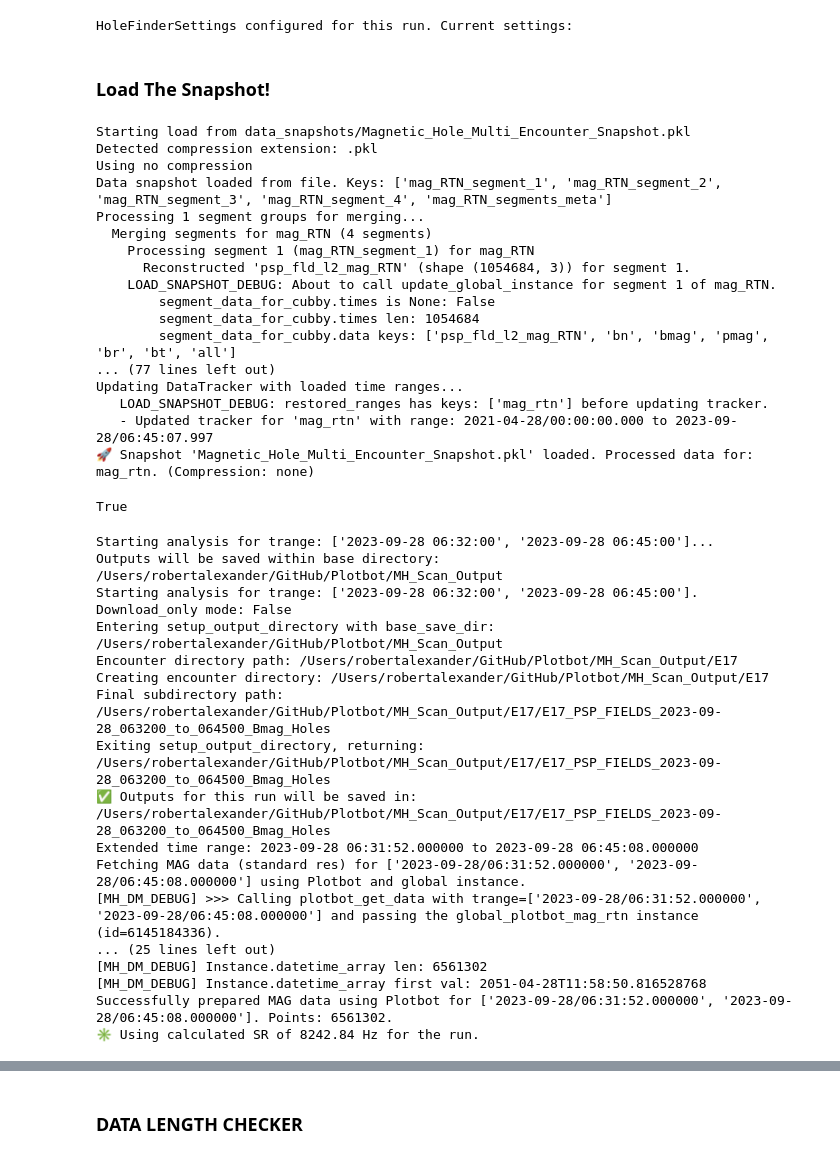
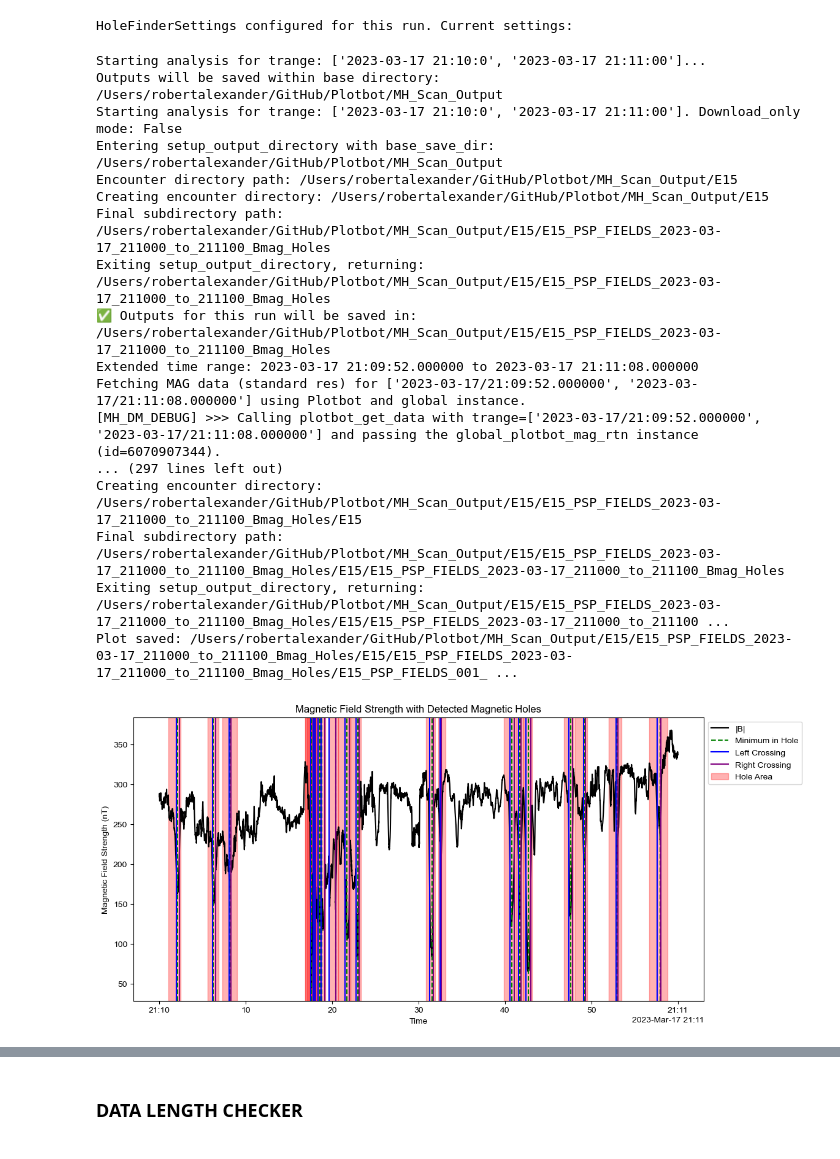
Before and after one commit to Sonified/Plotbot, a Jupyter notebook: Magnetic_Hole_Finder.ipynb, the cells around one changed output, grey strips where cells are left out. Saved outputs shown, nothing was run; the diff lists cells and outputs as text; code cells hidden in the pictures.

```diff
--- a/Magnetic_Hole_Finder.ipynb
+++ b/Magnetic_Hole_Finder.ipynb
@@ -132,78 +252,63 @@ print("HoleFinderSettings configured for this run. Current settings:")
 # print(json.dumps(mh_run_settings.__dict__, indent=4))
 # %% [output]
 HoleFinderSettings configured for this run. Current settings:
-# %% [markdown]
-### Load The Snapshot!
-# %%
-load_data_snapshot('Magnetic_Hole_Multi_Encounter_Snapshot.pkl')
-# %% [output]
-Starting load from data_snapshots/Magnetic_Hole_Multi_Encounter_Snapshot.pkl
-Detected compression extension: .pkl
-Using no compression
-Data snapshot loaded from file. Keys: ['mag_RTN_segment_1', 'mag_RTN_segment_2', 'mag_RTN_segment_3', 'mag_RTN_segment_4', 'mag_RTN_segments_meta']
-Processing 1 segment groups for merging...
-  Merging segments for mag_RTN (4 segments)
-    Processing segment 1 (mag_RTN_segment_1) for mag_RTN
-      Reconstructed 'psp_fld_l2_mag_RTN' (shape (1054684, 3)) for segment 1.
-    LOAD_SNAPSHOT_DEBUG: About to call update_global_instance for segment 1 of mag_RTN.
-        segment_data_for_cubby.times is None: False
-        segment_data_for_cubby.times len: 1054684
-        segment_data_for_cubby.data keys: ['psp_fld_l2_mag_RTN', 'bn', 'bmag', 'pmag', 'br', 'bt', 'all']
-... (77 lines left out)
-Updating DataTracker with loaded time ranges...
-   LOAD_SNAPSHOT_DEBUG: restored_ranges has keys: ['mag_rtn'] before updating tracker.
-   - Updated tracker for 'mag_rtn' with range: 2021-04-28/00:00:00.000 to 2023-09-28/06:45:07.997
-🚀 Snapshot 'Magnetic_Hole_Multi_Encounter_Snapshot.pkl' loaded. Processed data for: mag_rtn. (Compression: none)
-True
 # %%
 trange_E9 = ['2021-08-10 00:00:00', '2021-08-10 02:00:00']
 trange_E10 = ['2021-11-22 00:30:00', '2021-11-22 03:30:00']
 trange_E11 = ['2022-02-25 12:00:00', '2022-02-25 13:00:00']
 trange_E15_1 = ['2023-03-16 02:15:00', '2023-03-16 02:30:00']
 trange_E15_2 = ['2023-03-17 20:30:00', '2023-03-17 21:45:00']
+trange_E15_2_tight = ['2023-03-17 21:05:00', '2023-03-17 21:15:00']
 trange_E17 = ['2023-09-28 06:32:00', '2023-09-28 06:45:00']
+trange_E17_w = ['2023-09-28 06:00:00', '2023-09-28 07:30:00']
 
-TIME_RANGE_TO_ANALYZE = trange_E17
+
+
+trange_E15_2_tighter = ['2023-03-17 21:10:0', '2023-03-17 21:11:00']
+TIME_RANGE_TO_ANALYZE = trange_E15_2_tighter
 # Or any other trange you want to test
+
+
 
 print(f"Starting analysis for trange: {TIME_RANGE_TO_ANALYZE}...")
 print(f"Outputs will be saved within base directory: {BASE_SAVE_DIRECTORY}")
 
 # The main call to the refactored orchestrator function
 # It now handles sub_save_dir creation, detection, and all standard outputs internally.
 analysis_results = detect_magnetic_holes_and_generate_outputs(
     TIME_RANGE_TO_ANALYZE,
     BASE_SAVE_DIRECTORY, # Pass the top-level save directory
     mh_run_settings      # Pass the configured settings object
 )
 
 # The function returns the primary scientific results for optional inspection
 if analysis_results:
     magnetic_holes, hole_minima, hole_maxima_pairs, times_clipped, bmag, magnetic_hole_details, returned_hole_counter = analysis_results
     print(f"\n✅ Analysis complete. {returned_hole_counter.get('confirmed', 0)} holes confirmed.")
     # You can still do a quick print of the counter here
     print("\n--- Magnetic Hole Detection Summary (from returned counter) ---")
     for key, value in returned_hole_counter.items():
         print(f"{key}: {value}")
     print("---------------------------------------------------------------")
     print(f"All outputs (plots, markers, settings JSON) saved in the run-specific subdirectory.")
 else:
     print("Analysis aborted or returned no results (check logs for errors).")
 # %% [output]
-Starting analysis for trange: ['2023-09-28 06:32:00', '2023-09-28 06:45:00']...
+Starting analysis for trange: ['2023-03-17 21:10:0', '2023-03-17 21:11:00']...
 Outputs will be saved within base directory: /Users/robertalexander/GitHub/Plotbot/MH_Scan_Output
-Starting analysis for trange: ['2023-09-28 06:32:00', '2023-09-28 06:45:00']. Download_only mode: False
+Starting analysis for trange: ['2023-03-17 21:10:0', '2023-03-17 21:11:00']. Download_only mode: False
 Entering setup_output_directory with base_save_dir: /Users/robertalexander/GitHub/Plotbot/MH_Scan_Output
-Encounter directory path: /Users/robertalexander/GitHub/Plotbot/MH_Scan_Output/E17
-Creating encounter directory: /Users/robertalexander/GitHub/Plotbot/MH_Scan_Output/E17
-Final subdirectory path: /Users/robertalexander/GitHub/Plotbot/MH_Scan_Output/E17/E17_PSP_FIELDS_2023-09-28_063200_to_064500_Bmag_Holes
-Exiting setup_output_directory, returning: /Users/robertalexander/GitHub/Plotbot/MH_Scan_Output/E17/E17_PSP_FIELDS_2023-09-28_063200_to_064500_Bmag_Holes
-✅ Outputs for this run will be saved in: /Users/robertalexander/GitHub/Plotbot/MH_Scan_Output/E17/E17_PSP_FIELDS_2023-09-28_063200_to_064500_Bmag_Holes
-Extended time range: 2023-09-28 06:31:52.000000 to 2023-09-28 06:45:08.000000
-Fetching MAG data (standard res) for ['2023-09-28/06:31:52.000000', '2023-09-28/06:45:08.000000'] using Plotbot and global instance.
-[MH_DM_DEBUG] >>> Calling plotbot_get_data with trange=['2023-09-28/06:31:52.000000', '2023-09-28/06:45:08.000000'] and passing the global_plotbot_mag_rtn instance (id=6145184336).
-... (25 lines left out)
-[MH_DM_DEBUG] Instance.datetime_array len: 6561302
-[MH_DM_DEBUG] Instance.datetime_array first val: 2051-04-28T11:58:50.816528768
-Successfully prepared MAG data using Plotbot for ['2023-09-28/06:31:52.000000', '2023-09-28/06:45:08.000000']. Points: 6561302.
-✳️ Using calculated SR of 8242.84 Hz for the run.
+Encounter directory path: /Users/robertalexander/GitHub/Plotbot/MH_Scan_Output/E15
+Creating encounter directory: /Users/robertalexander/GitHub/Plotbot/MH_Scan_Output/E15
+Final subdirectory path: /Users/robertalexander/GitHub/Plotbot/MH_Scan_Output/E15/E15_PSP_FIELDS_2023-03-17_211000_to_211100_Bmag_Holes
+Exiting setup_output_directory, returning: /Users/robertalexander/GitHub/Plotbot/MH_Scan_Output/E15/E15_PSP_FIELDS_2023-03-17_211000_to_211100_Bmag_Holes
+✅ Outputs for this run will be saved in: /Users/robertalexander/GitHub/Plotbot/MH_Scan_Output/E15/E15_PSP_FIELDS_2023-03-17_211000_to_211100_Bmag_Holes
+Extended time range: 2023-03-17 21:09:52.000000 to 2023-03-17 21:11:08.000000
+Fetching MAG data (standard res) for ['2023-03-17/21:09:52.000000', '2023-03-17/21:11:08.000000'] using Plotbot and global instance.
+[MH_DM_DEBUG] >>> Calling plotbot_get_data with trange=['2023-03-17/21:09:52.000000', '2023-03-17/21:11:08.000000'] and passing the global_plotbot_mag_rtn instance (id=6070907344).
+... (297 lines left out)
+Creating encounter directory: /Users/robertalexander/GitHub/Plotbot/MH_Scan_Output/E15/E15_PSP_FIELDS_2023-03-17_211000_to_211100_Bmag_Holes/E15
+Final subdirectory path: /Users/robertalexander/GitHub/Plotbot/MH_Scan_Output/E15/E15_PSP_FIELDS_2023-03-17_211000_to_211100_Bmag_Holes/E15/E15_PSP_FIELDS_2023-03-17_211000_to_211100_Bmag_Holes
+Exiting setup_output_directory, returning: /Users/robertalexander/GitHub/Plotbot/MH_Scan_Output/E15/E15_PSP_FIELDS_2023-03-17_211000_to_211100_Bmag_Holes/E15/E15_PSP_FIELDS_2023-03-17_211000_to_211100 ...
+Plot saved: /Users/robertalexander/GitHub/Plotbot/MH_Scan_Output/E15/E15_PSP_FIELDS_2023-03-17_211000_to_211100_Bmag_Holes/E15/E15_PSP_FIELDS_2023-03-17_211000_to_211100_Bmag_Holes/E15_PSP_FIELDS_001_ ...
+[figure, added]
```
Also changed, not shown: parts of 9 cells of this notebook, 34 other files.
